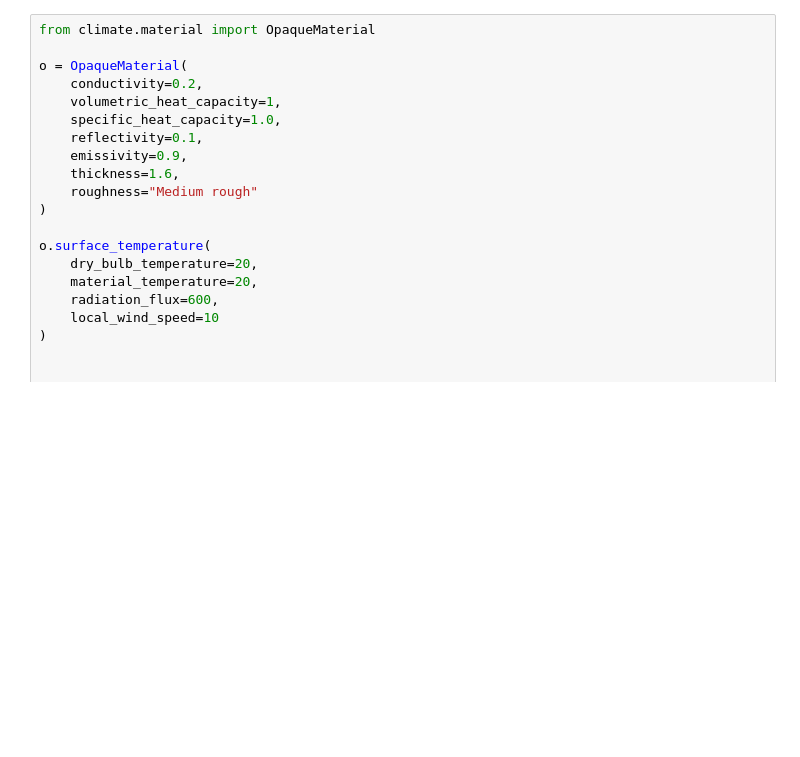
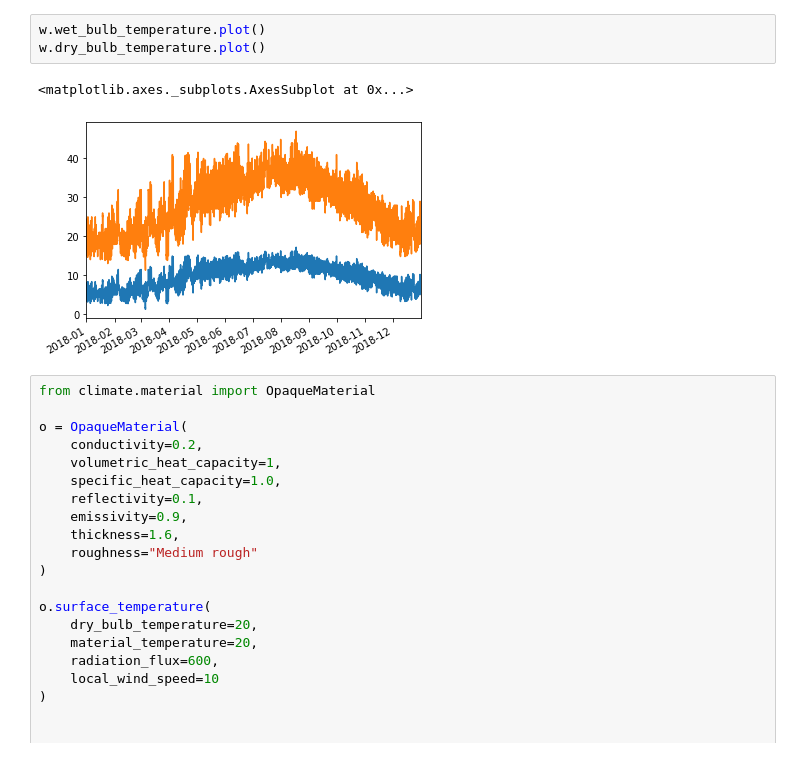
Before and after one commit to cycle13/climate, a Jupyter notebook: test.ipynb, the cells around one changed output. Cells and saved outputs as stored; diff of their text form; blank space fills up the shorter version.

```diff
--- a/test.ipynb
+++ b/test.ipynb
@@ -26,3 +41,9 @@ EPW loaded: C:\Users\trist\github\climate\test\weatherfile_AlBateen.epw
+# %%
+w.wet_bulb_temperature.plot()
+w.dry_bulb_temperature.plot()
+# %% [output]
+<matplotlib.axes._subplots.AxesSubplot at 0x...>
+[figure, added]
 # %%
 from climate.material import OpaqueMaterial
 
```
Also changed, not shown: parts of 6 cells of this notebook, 9 other files.
